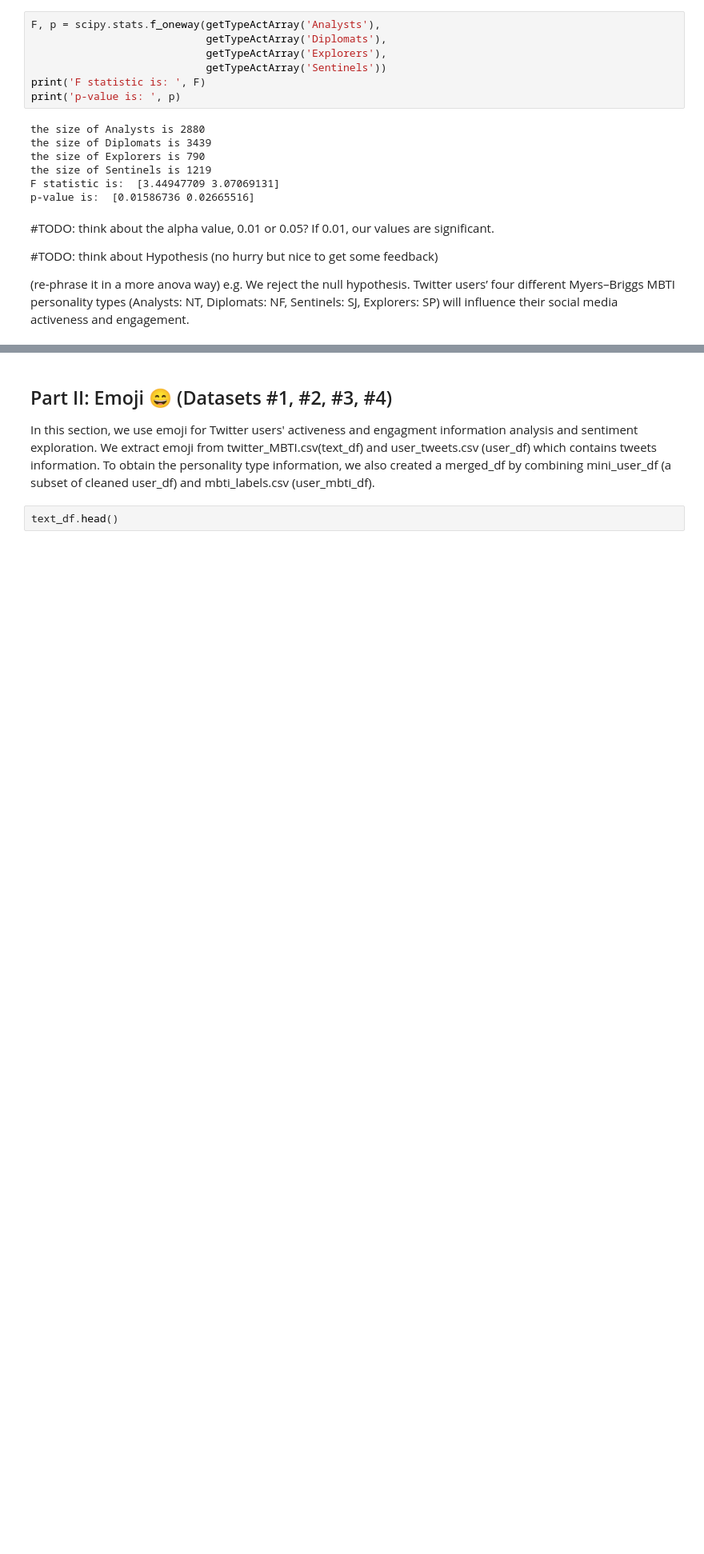
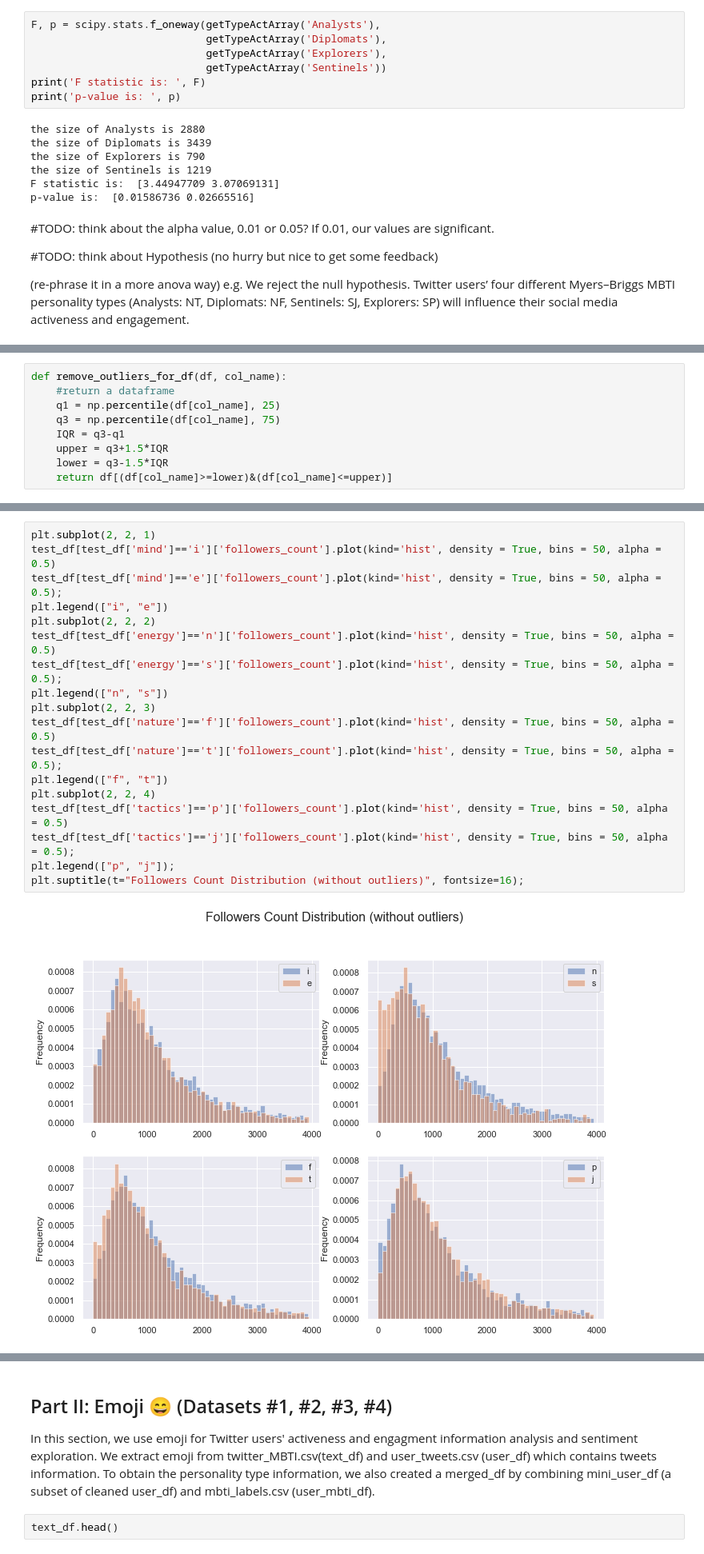
Before and after one commit to Skylar-Shi/MBTI_Data_Analysis_Project, a Jupyter notebook: EDACheckpointGroup_Sp23_RandomName.ipynb, the cells around one changed output, grey strips where cells are left out. Shown at 80% size. Saved outputs shown, nothing was run; the diff lists cells and outputs as text; blank space fills up the shorter version.

```diff
--- a/EDACheckpointGroup_Sp23_RandomName.ipynb
+++ b/EDACheckpointGroup_Sp23_RandomName.ipynb
@@ -941,0 +1021,9 @@ Twitter users’ four different Myers–Briggs MBTI personality types (Analysts:
+# %%
+def remove_outliers_for_df(df, col_name):
+    #return a dataframe
+    q1 = np.percentile(df[col_name], 25)
+    q3 = np.percentile(df[col_name], 75)
+    IQR = q3-q1
+    upper = q3+1.5*IQR
+    lower = q3-1.5*IQR
+    return df[(df[col_name]>=lower)&(df[col_name]<=upper)]
@@ -941,0 +1045,20 @@ Twitter users’ four different Myers–Briggs MBTI personality types (Analysts:
+# %%
+plt.subplot(2, 2, 1)
+test_df[test_df['mind']=='i']['followers_count'].plot(kind='hist', density = True, bins = 50, alpha = 0.5)
+test_df[test_df['mind']=='e']['followers_count'].plot(kind='hist', density = True, bins = 50, alpha = 0.5);
+plt.legend(["i", "e"])
+plt.subplot(2, 2, 2)
+test_df[test_df['energy']=='n']['followers_count'].plot(kind='hist', density = True, bins = 50, alpha = 0.5)
+test_df[test_df['energy']=='s']['followers_count'].plot(kind='hist', density = True, bins = 50, alpha = 0.5);
+plt.legend(["n", "s"])
+plt.subplot(2, 2, 3)
+test_df[test_df['nature']=='f']['followers_count'].plot(kind='hist', density = True, bins = 50, alpha = 0.5)
+test_df[test_df['nature']=='t']['followers_count'].plot(kind='hist', density = True, bins = 50, alpha = 0.5);
+plt.legend(["f", "t"])
+plt.subplot(2, 2, 4)
+test_df[test_df['tactics']=='p']['followers_count'].plot(kind='hist', density = True, bins = 50, alpha = 0.5)
+test_df[test_df['tactics']=='j']['followers_count'].plot(kind='hist', density = True, bins = 50, alpha = 0.5);
+plt.legend(["p", "j"]);
+plt.suptitle(t="Followers Count Distribution (without outliers)", fontsize=16);
+# %% [output]
+[figure, added]
```
Also changed, not shown: parts of 32 cells of this notebook.
